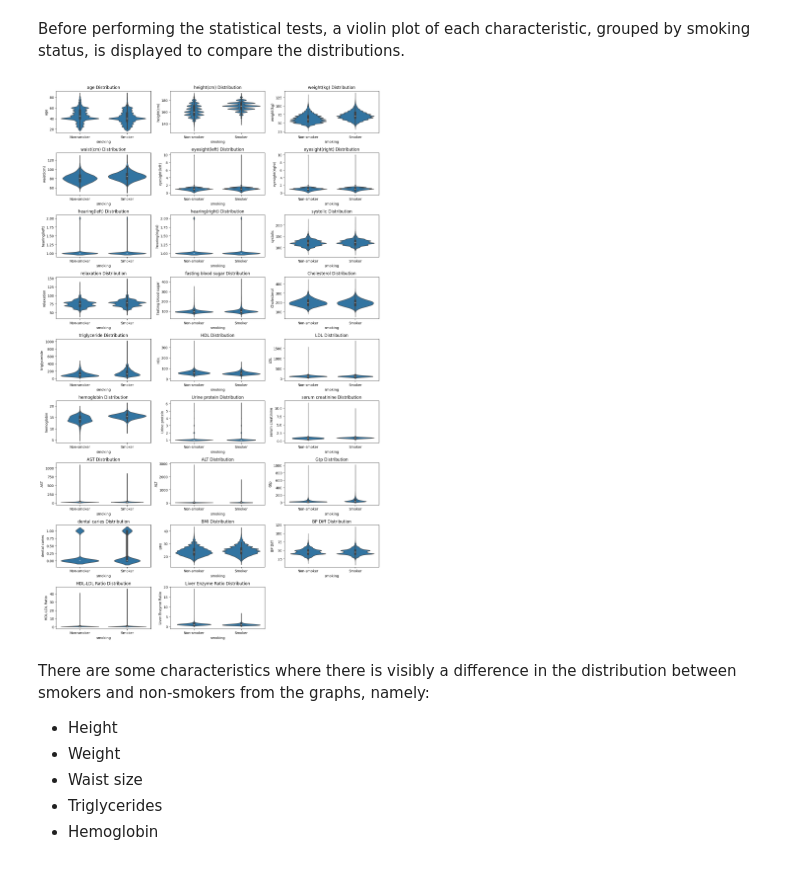
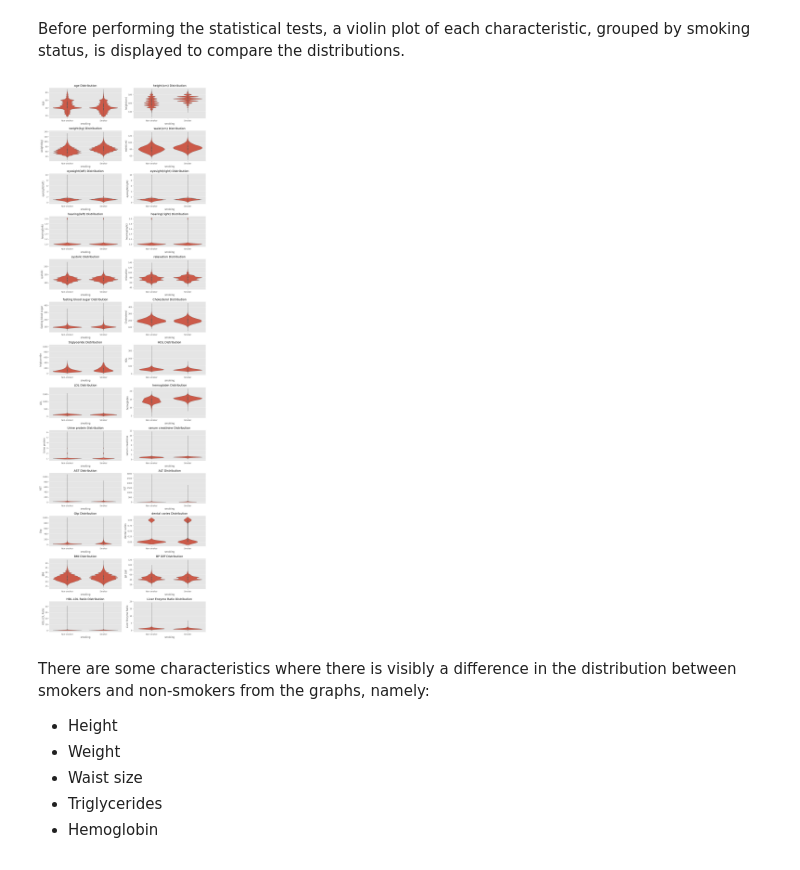
Before and after one commit to jrastogi1349342/jrastogi1349342.github.io, a Jupyter notebook: biosignals_pred.ipynb, the cells around one changed output. Saved outputs shown, nothing was run; the diff lists cells and outputs as text; code cells hidden in the pictures.

```diff
--- a/biosignals_pred.ipynb
+++ b/biosignals_pred.ipynb
@@ -32,12 +16,13 @@ This code imports all the necessary packages.
 # %%
+!pip install factor_analyzer
+
 import numpy as np
 import pandas as pd
 import matplotlib.pyplot as plt
 import seaborn as sns
 import scipy.stats as stats
-import pingouin as pg
-import scikit_posthocs as sp
-from statsmodels.stats.multicomp import pairwise_tukeyhsd
-from statsmodels.stats.multicomp import MultiComparison
+from factor_analyzer.factor_analyzer import calculate_bartlett_sphericity, calculate_kmo
+from prettytable import PrettyTable
 
 pd.options.display.max_columns = None
+plt.style.use("ggplot")
@@ -216,23 +228,23 @@ Before performing the statistical tests, a violin plot of each characteristic, g
 # %%
 cols = train_df.columns.tolist()
 cols.remove('smoking')
 
 num_rows = len(cols)
-num_cols = 3
+num_cols = 2
 
 total_plots = num_rows * num_cols
-plt.figure(figsize=(14, num_rows * 2.5))
+plt.figure(figsize=(12, num_rows * 3))
 
 for idx, col in enumerate(cols):
     plt.subplot(num_rows, num_cols, idx % total_plots + 1)
     sns.violinplot(x=train_df['smoking'], y=col, data=train_df)
     plt.title(f"{col} Distribution")
     plt.xticks(ticks=[0, 1], labels=['Non-smoker', 'Smoker'])
 
 plt.tight_layout()
 plt.show()
 # %% [output]
-[figure, old version]
+[figure, new version]
 # %% [markdown]
 There are some characteristics where there is visibly a difference in the distribution between smokers and non-smokers from the graphs, namely:
 * Height
```
Also changed, not shown: parts of 31 cells of this notebook.
